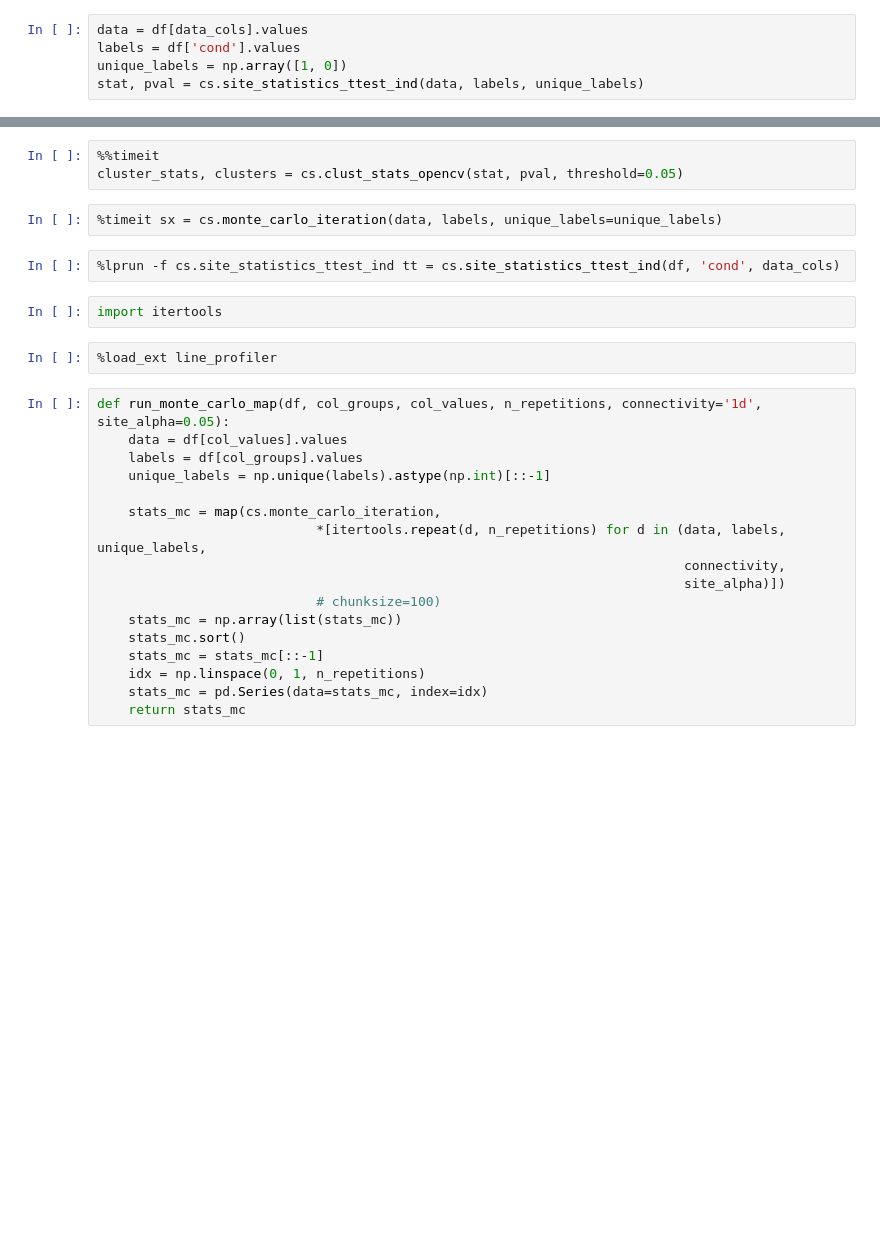
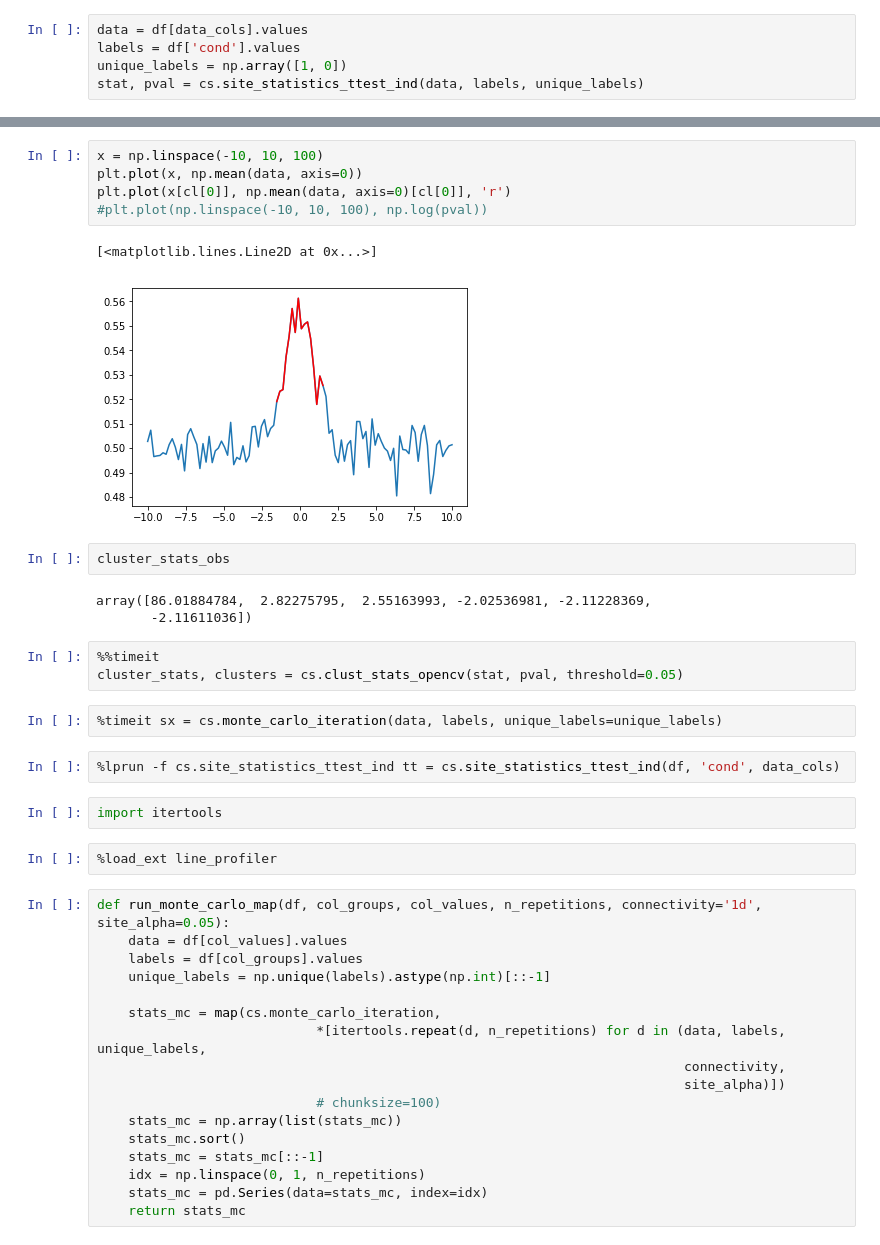
Before and after one commit to fpbattaglia/MemDynStats, a Jupyter notebook: jupyter/tests.ipynb, the cells around one changed output, grey strips where cells are left out. Drawn from its saved outputs; the diff is of its cells as text; blank space fills up the shorter version.

```diff
--- a/jupyter/tests.ipynb
+++ b/jupyter/tests.ipynb
@@ -51,3 +56,16 @@ cluster_stats, clusters = cs.clust_stats_1d(stat, pval, threshold=0.05)
+# %%
+x = np.linspace(-10, 10, 100)
+plt.plot(x, np.mean(data, axis=0))
+plt.plot(x[cl[0]], np.mean(data, axis=0)[cl[0]], 'r')
+#plt.plot(np.linspace(-10, 10, 100), np.log(pval))
+# %% [output]
+[<matplotlib.lines.Line2D at 0x...>]
+[figure, added]
+# %%
+cluster_stats_obs
+# %% [output]
+array([86.01884784,  2.82275795,  2.55163993, -2.02536981, -2.11228369,
+       -2.11611036])
 # %%
 %%timeit
 cluster_stats, clusters = cs.clust_stats_opencv(stat, pval, threshold=0.05)
```
Also changed, not shown: parts of 21 cells of this notebook, 6 other files.
